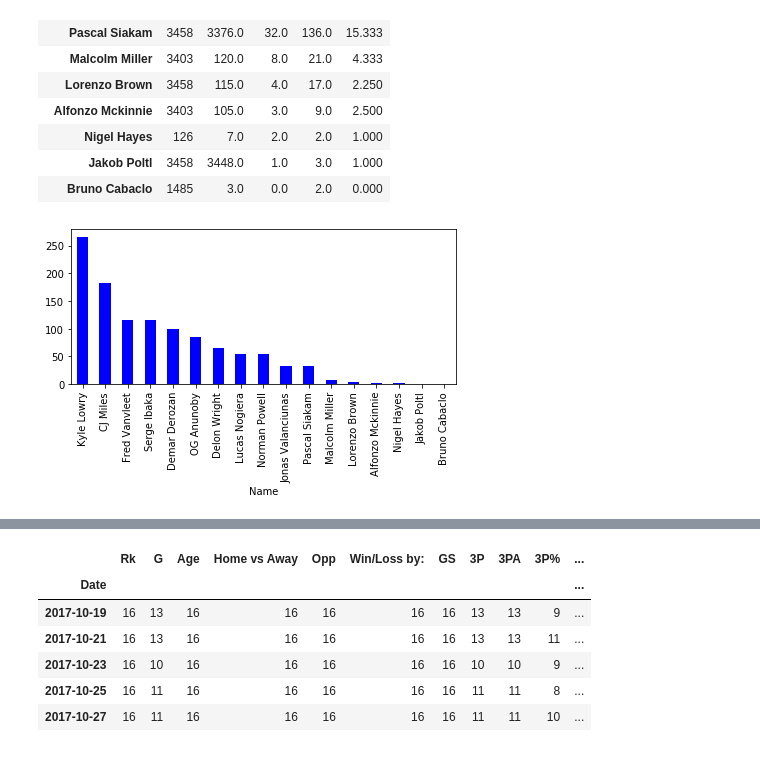
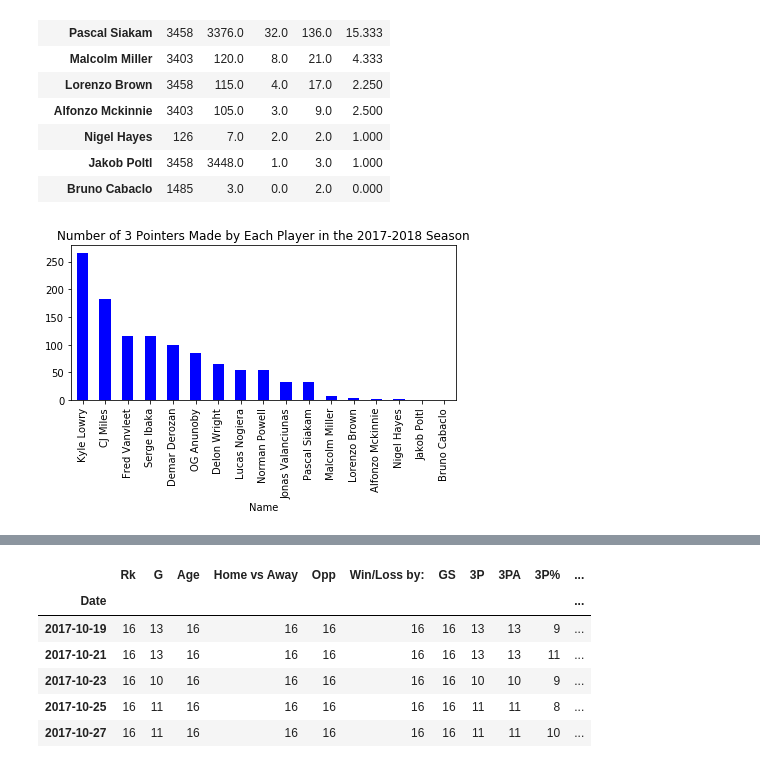
Before and after one commit to jferna73/project-one-, a Jupyter notebook: Data- Daniel/2017-2018 DataFrame.ipynb, the cells around one changed output, grey strips where cells are left out. Drawn from its saved outputs; the diff is of its cells as text; code cells hidden in the pictures.

```diff
--- a/Data- Daniel/2017-2018 DataFrame.ipynb
+++ b/Data- Daniel/2017-2018 DataFrame.ipynb
@@ -816,15 +841,16 @@ players_group_df
 # %%
 # understand how individual players impact the number of 3 pointers made and attempted
 # which players scored fans the most free fries?
 # show in a bar chart
 players_group = new_df.groupby('Name').sum()
 players_group_df = players_group.sort_values("3P", ascending = False)
 players_group_df
 players_group_df['3P'].plot.bar(color = 'blue');
 plt.tight_layout()
-plt.savefig("you_filename_here.png")
+plt.title("Number of 3 Pointers Made by Each Player in the 2017-2018 Season")
+plt.savefig("Number of 3 Pointers Made by Each Player in the 2017-2018 Season.png")
 # %% [output]
-[figure, old version]
+[figure, new version]
 # %%
 players_group['3P%'] = players_group['3P'] *100/(players_group['3P'].sum())
 players_group
```
Also changed, not shown: parts of 46 cells of this notebook, 25 other files.
